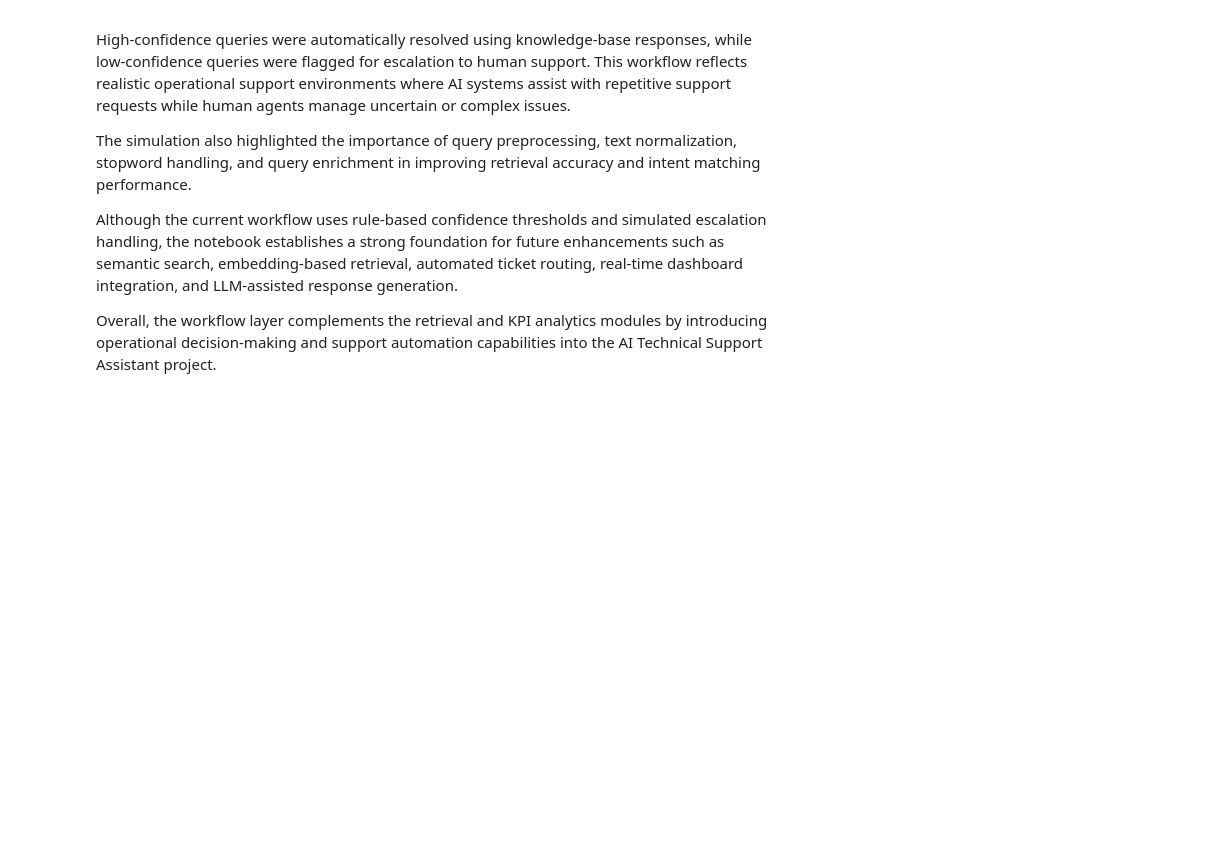
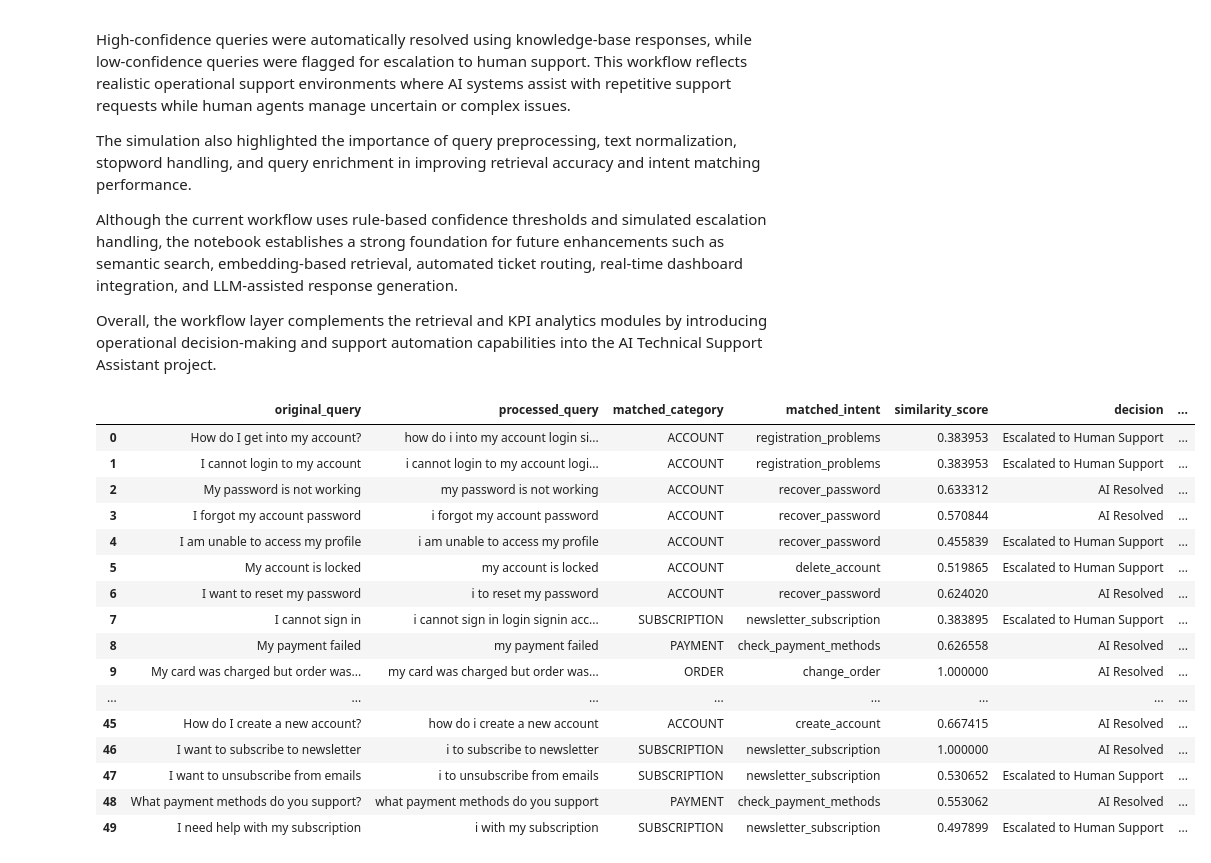
Before and after one commit to Ash2243/ai-technical-support-assistant, a Jupyter notebook: notebook/Workflow_Simulation.ipynb, the cells around one changed output. Cells and saved outputs as stored; diff of their text form; code cells hidden in the pictures; blank space fills up the shorter version.

```diff
--- a/notebook/Workflow_Simulation.ipynb
+++ b/notebook/Workflow_Simulation.ipynb
@@ -142,0 +186,58 @@ Overall, the workflow layer complements the retrieval and KPI analytics modules
+# %%
+def simulate_workflow(user_query):
+    clean_query = process_query(user_query)
+
+    query_vector = tfidf.transform([clean_query])
+
+    similarity_scores = cosine_similarity(
+        query_vector,
+        tfidf_matrix
+    ).flatten()
+
+    best_match_index = similarity_scores.argmax()
+    best_match = df.iloc[best_match_index]
+    best_score = similarity_scores[best_match_index]
+
+    if best_score >= 0.55:
+        decision = "AI Resolved"
+        response = best_match['response']
+    else:
+        decision = "Escalated to Human Support"
+        response = "Escalated due to low confidence score."
+
+    return {
+        "original_query": user_query,
+        "processed_query": clean_query,
+        "matched_category": best_match["category"],
+        "matched_intent": best_match["intent"],
+        "similarity_score": best_score,
+        "decision": decision,
+        "response": response
+    }
+# %%
+workflow_logs = []
+
+for query in sample_queries:
+    workflow_logs.append(simulate_workflow(query))
+
+workflow_df = pd.DataFrame(workflow_logs)
+
+workflow_df.head(100)
+# %% [output]
+|  | original_query | processed_query | matched_category | matched_intent | similarity_score | decision | ... |
+| 0 | How do I get into my account? | how do i into my account login si... | ACCOUNT | registration_problems | 0.383953 | Escalated to Human Support | ... |
+| 1 | I cannot login to my account | i cannot login to my account logi... | ACCOUNT | registration_problems | 0.383953 | Escalated to Human Support | ... |
+| 2 | My password is not working | my password is not working | ACCOUNT | recover_password | 0.633312 | AI Resolved | ... |
+| 3 | I forgot my account password | i forgot my account password | ACCOUNT | recover_password | 0.570844 | AI Resolved | ... |
+| 4 | I am unable to access my profile | i am unable to access my profile | ACCOUNT | recover_password | 0.455839 | Escalated to Human Support | ... |
+| 5 | My account is locked | my account is locked | ACCOUNT | delete_account | 0.519865 | Escalated to Human Support | ... |
+| 6 | I want to reset my password | i to reset my password | ACCOUNT | recover_password | 0.624020 | AI Resolved | ... |
+| 7 | I cannot sign in | i cannot sign in login signin acc... | SUBSCRIPTION | newsletter_subscription | 0.383895 | Escalated to Human Support | ... |
+| 8 | My payment failed | my payment failed | PAYMENT | check_payment_methods | 0.626558 | AI Resolved | ... |
+| 9 | My card was charged but order was... | my card was charged but order was... | ORDER | change_order | 1.000000 | AI Resolved | ... |
+| ... | ... | ... | ... | ... | ... | ... | ... |
+| 45 | How do I create a new account? | how do i create a new account | ACCOUNT | create_account | 0.667415 | AI Resolved | ... |
+| 46 | I want to subscribe to newsletter | i to subscribe to newsletter | SUBSCRIPTION | newsletter_subscription | 1.000000 | AI Resolved | ... |
+| 47 | I want to unsubscribe from emails | i to unsubscribe from emails | SUBSCRIPTION | newsletter_subscription | 0.530652 | Escalated to Human Support | ... |
+| 48 | What payment methods do you support? | what payment methods do you support | PAYMENT | check_payment_methods | 0.553062 | AI Resolved | ... |
+| 49 | I need help with my subscription | i with my subscription | SUBSCRIPTION | newsletter_subscription | 0.497899 | Escalated to Human Support | ... |
```
Also changed, not shown: parts of 25 cells of this notebook.
